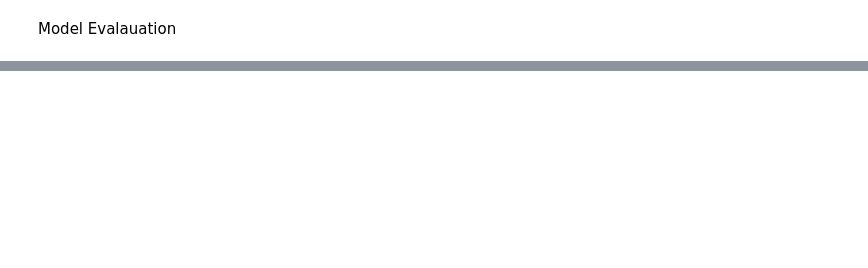
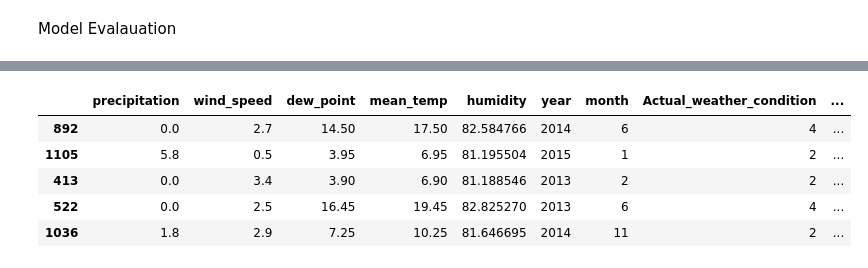
Before and after one commit to Omedobi/Seattle-weather-analysis-and-forcast, a Jupyter notebook: weather analysis and forecasting/Seattle Weather Analysis.ipynb, the cells around one changed output, grey strips where cells are left out. Cells and saved outputs as stored; diff of their text form; code cells hidden in the pictures; blank space fills up the shorter version.

```diff
--- a/weather analysis and forecasting/Seattle Weather Analysis.ipynb
+++ b/weather analysis and forecasting/Seattle Weather Analysis.ipynb
@@ -423,0 +504,16 @@ Index(['precipitation_x', 'wind_speed_x', 'dew_point_x', 'mean_temp_x',
+# %%
+#creating a dataframe for the predicted value
+final = pd.DataFrame(X_test)
+final['Actual_weather_condition'] = y_test
+final['Predicted_weather_condition'] = y_pred_xgb
+final['Is_Equal'] = (final['Actual_weather_condition'] == final['Predicted_weather_condition'])
+
+
+final.head()
+# %% [output]
+|  | precipitation | wind_speed | dew_point | mean_temp | humidity | year | month | Actual_weather_condition | ... |
+| 892 | 0.0 | 2.7 | 14.50 | 17.50 | 82.584766 | 2014 | 6 | 4 | ... |
+| 1105 | 5.8 | 0.5 | 3.95 | 6.95 | 81.195504 | 2015 | 1 | 2 | ... |
+| 413 | 0.0 | 3.4 | 3.90 | 6.90 | 81.188546 | 2013 | 2 | 2 | ... |
+| 522 | 0.0 | 2.5 | 16.45 | 19.45 | 82.825270 | 2013 | 6 | 4 | ... |
+| 1036 | 1.8 | 2.9 | 7.25 | 10.25 | 81.646695 | 2014 | 11 | 2 | ... |
```
Also changed, not shown: parts of 21 cells of this notebook, 2 other files.
